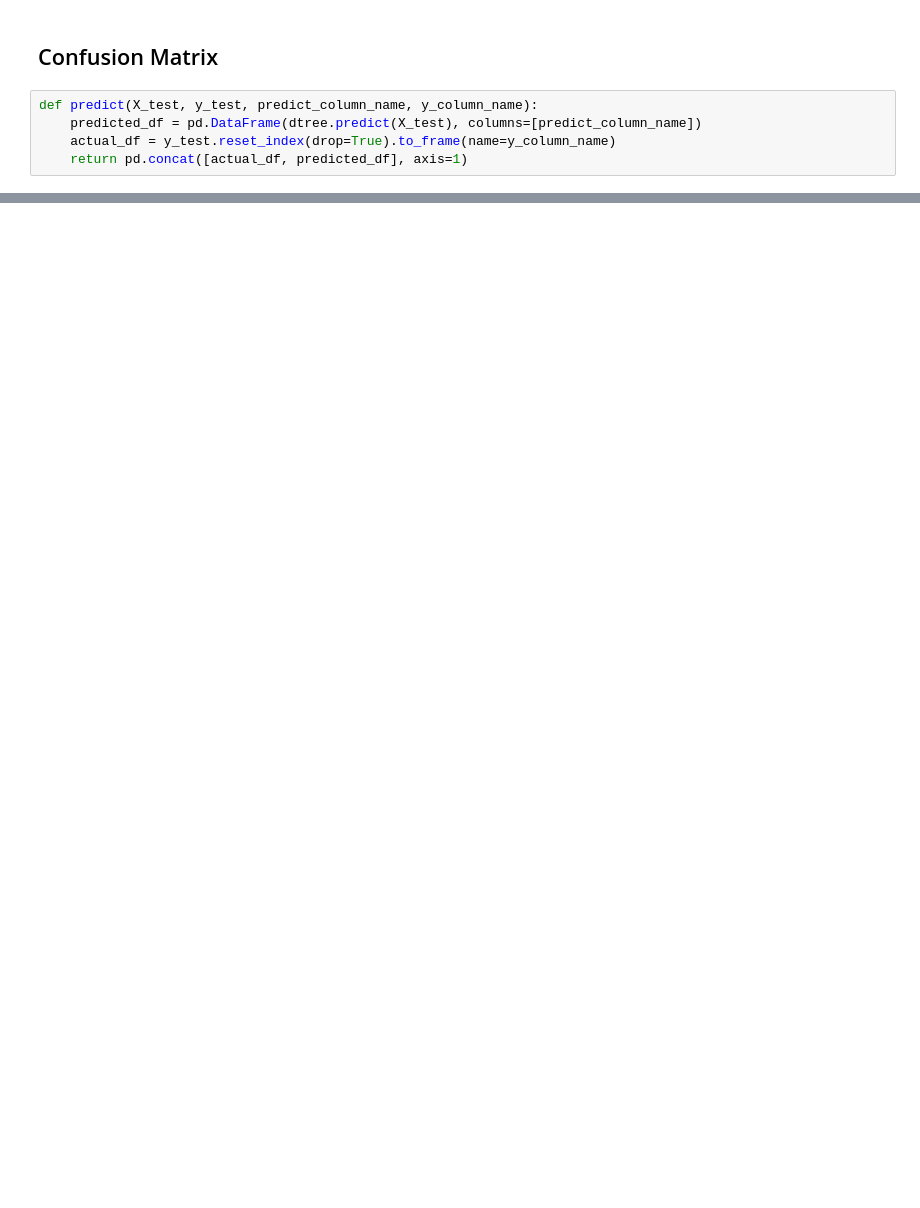
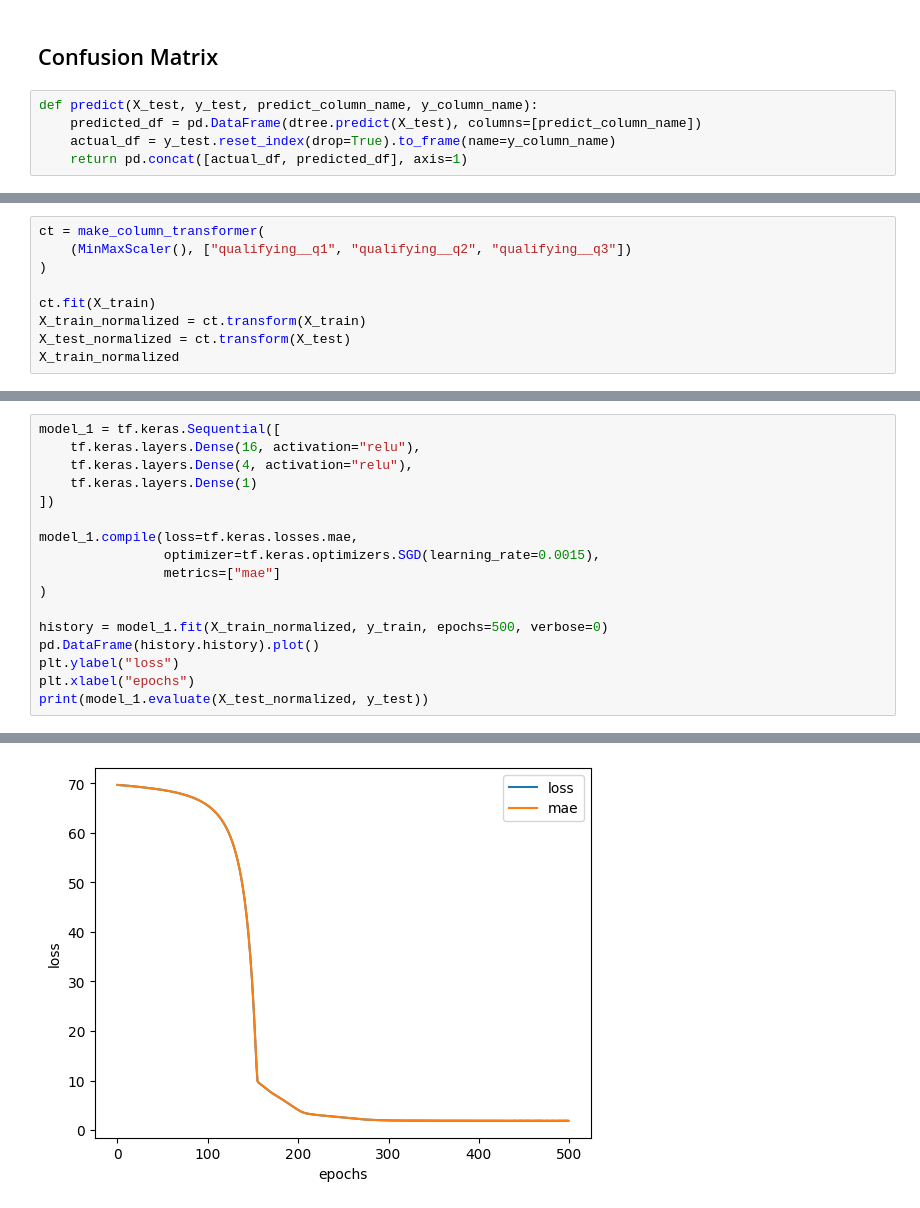
Before and after one commit to Jarnovis/DEDS_Portfolio, a Jupyter notebook: src/Jupyter/week_13/DEDS_KEGGLE.ipynb, the cells around one changed output, grey strips where cells are left out. Cells and saved outputs as stored; diff of their text form; blank space fills up the shorter version.

```diff
--- a/src/Jupyter/week_13/DEDS_KEGGLE.ipynb
+++ b/src/Jupyter/week_13/DEDS_KEGGLE.ipynb
@@ -312,0 +319,9 @@ plt.show()
+# %%
+ct = make_column_transformer(
+    (MinMaxScaler(), ["qualifying__q1", "qualifying__q2", "qualifying__q3"])
+)
+
+ct.fit(X_train)
+X_train_normalized = ct.transform(X_train)
+X_test_normalized = ct.transform(X_test)
+X_train_normalized
@@ -312,0 +346,18 @@ plt.show()
+# %%
+model_1 = tf.keras.Sequential([
+    tf.keras.layers.Dense(16, activation="relu"),
+    tf.keras.layers.Dense(4, activation="relu"),
+    tf.keras.layers.Dense(1)
+])
+
+model_1.compile(loss=tf.keras.losses.mae,
+                optimizer=tf.keras.optimizers.SGD(learning_rate=0.0015),
+                metrics=["mae"]
+)
+
+history = model_1.fit(X_train_normalized, y_train, epochs=500, verbose=0)
+pd.DataFrame(history.history).plot()
+plt.ylabel("loss")
+plt.xlabel("epochs")
+print(model_1.evaluate(X_test_normalized, y_test))
+# %% [output]
@@ -312,0 +366 @@ plt.show()
+[figure, added]
```
Also changed, not shown: parts of 13 cells of this notebook, 2 other files.
